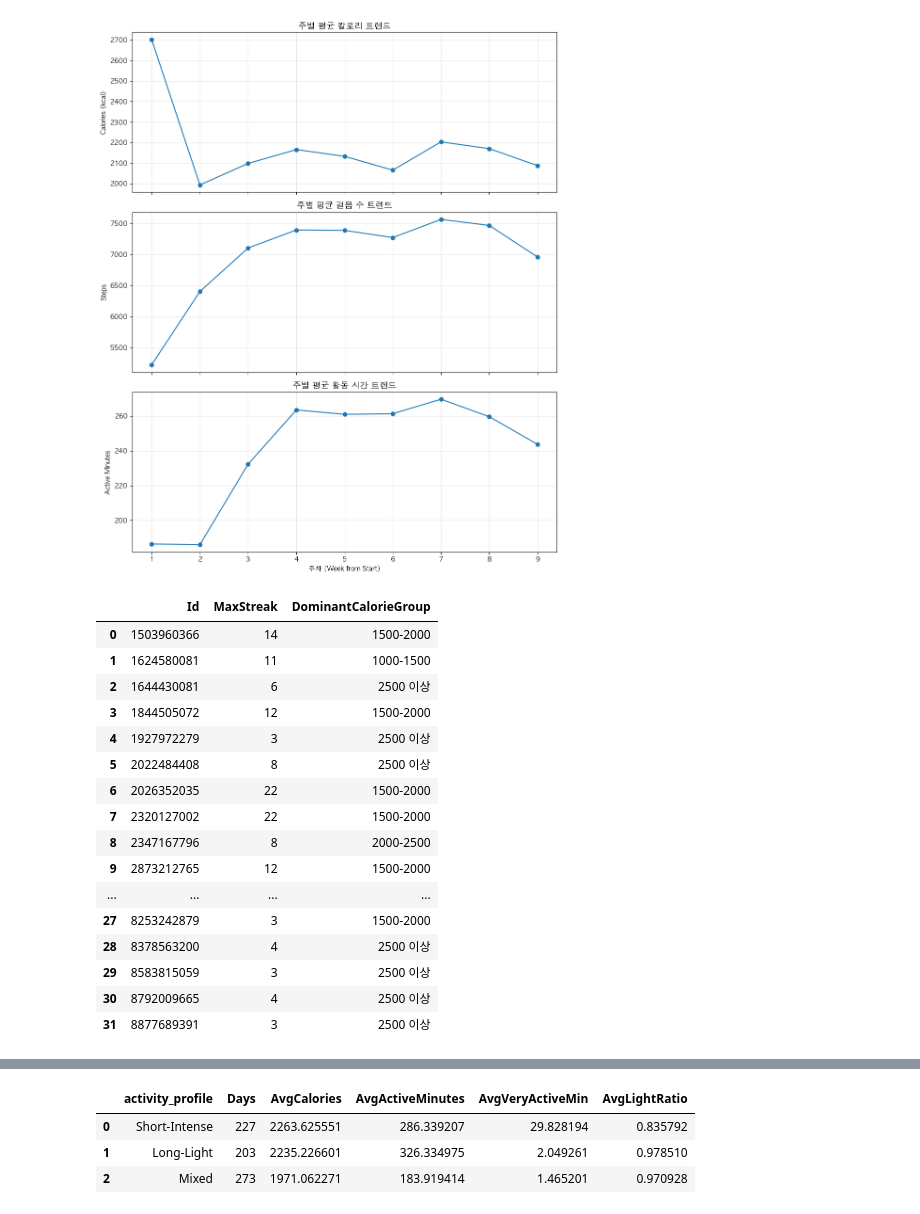
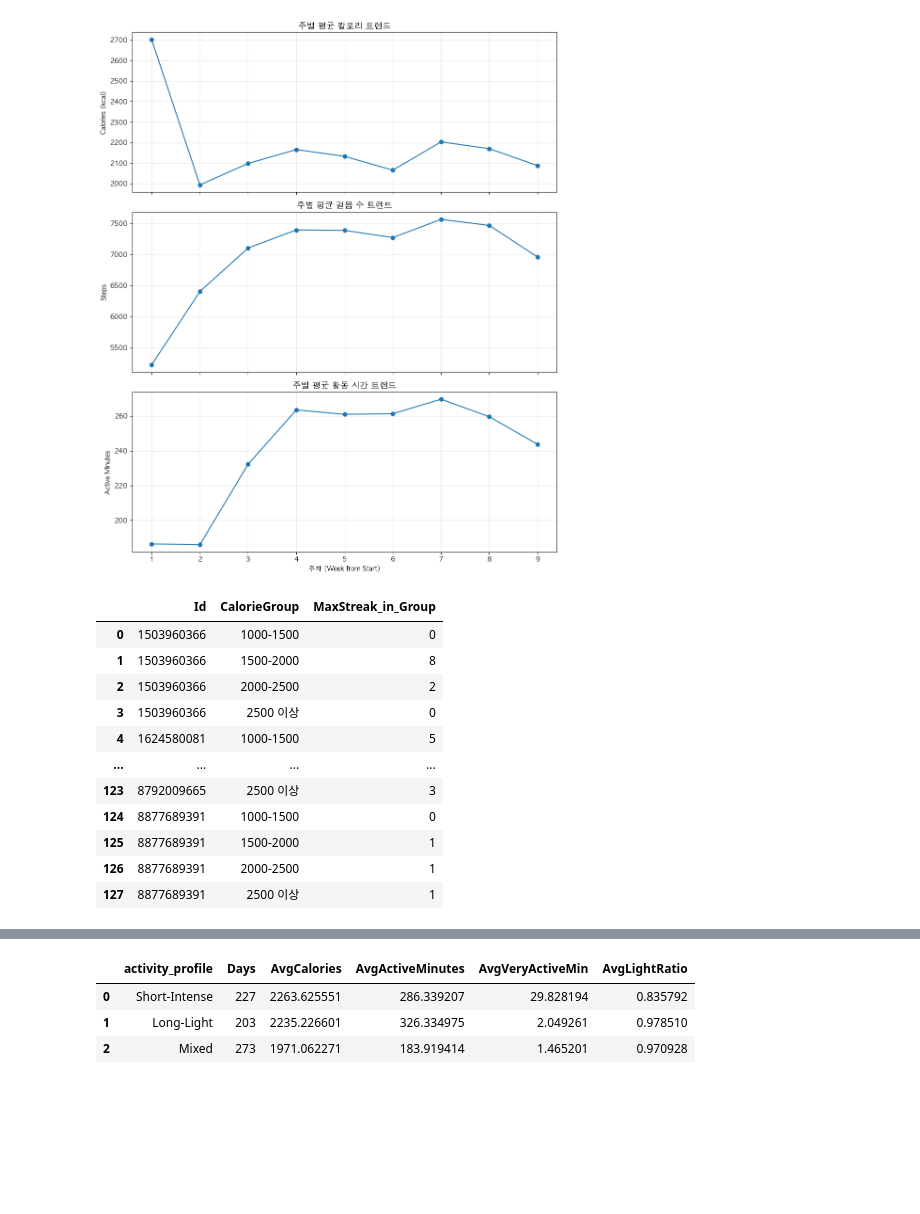
Before and after one commit to jeesy95-creator/sparta_15, a Jupyter notebook: notebooks/Soyun.ipynb, the cells around one changed output, grey strips where cells are left out. Drawn from its saved outputs; the diff is of its cells as text; code cells hidden in the pictures; blank space fills up the shorter version.

```diff
--- a/notebooks/Soyun.ipynb
+++ b/notebooks/Soyun.ipynb
@@ -82,4 +82,4 @@ distance_columns = [col for col in act.columns if 'Distance' in col]
 for col in distance_columns:
     act_filtered[col] = act_filtered[col].round(3)
 
-act_filtered.shape
+act_filtered1 = act_filtered.copy()
@@ -101,11 +99,11 @@ Index(['Id', 'ActivityDate', 'TotalSteps', 'TotalDistance', 'TrackerDistance',
 # 2-2. Calorie 그룹 추가
 bins = [1000, 1500, 2000, 2500, float('inf')]
 labels = ['1000-1500', '1500-2000', '2000-2500', '2500 이상']
-act['CalorieGroup'] = pd.cut(act['Calories'], bins=bins, labels=labels, right=False)
+act_filtered1['CalorieGroup'] = pd.cut(act_filtered1['Calories'], bins=bins, labels=labels, right=False)
 
 print("✓ CalorieGroup 컬럼 추가 완료")
 print(f"\n칼로리 그룹별 데이터 개수:")
-print(act_filtered['CalorieGroup'].value_counts().sort_index())
+print(act_filtered1['CalorieGroup'].value_counts().sort_index())
 # %% [output]
 ✓ CalorieGroup 컬럼 추가 완료
 
@@ -118,7 +116,7 @@ CalorieGroup
 Name: count, dtype: int64
 # %%
 # act를 actcp로 복사
-actcp = act_filtered.copy()
+actcp = act_filtered1.copy()
 print(f"✓ actcp 생성 완료 (행 개수: {len(actcp)})")
 # %% [output]
 ✓ actcp 생성 완료 (행 개수: 1173)
@@ -1304,49 +1302,51 @@ def calculate_streak(user_dates):
 
     return max_streak
 # %%
-# streak 결과를 DataFrame으로
-user_streaks = actcp_d_clean.groupby('Id')['ActivityDate'].apply(calculate_streak)
+import pandas as pd
 
-streak_df = user_streaks.reset_index()
-streak_df.columns = ['Id', 'MaxStreak']
+# 0) 전처리: 날짜 정리 + 정렬 + (같은 날 중복 있으면 1개로)
+tmp = actcp_d_clean.copy()
+tmp["ActivityDate"] = pd.to_datetime(tmp["ActivityDate"], errors="coerce").dt.normalize()
+tmp = tmp.dropna(subset=["ActivityDate", "CalorieGroup"])
 
-# 칼로리 그룹 순서(낮→높)
-order = ['1000-1500', '1500-2000', '2000-2500', '2500 이상']
-actcp_d_clean['CalorieGroup'] = pd.Categorical(
-    actcp_d_clean['CalorieGroup'],
-    categories=order,
-    ordered=True
+# 같은 사람이 같은 날짜에 여러 행이 있을 수 있으면 제거(가장 첫 행 유지)
+tmp = tmp.sort_values(["Id", "ActivityDate"]).drop_duplicates(["Id", "ActivityDate"], keep="first")
+
+# 1) streak 계산을 위한 "끊김" 구간 만들기
+# - 날짜가 하루씩 이어지지 않거나
+# - CalorieGroup이 바뀌면
+# 새 streak 시작
+prev_date = tmp.groupby("Id")["ActivityDate"].shift(1)
+prev_group = tmp.groupby("Id")["CalorieGroup"].shift(1)
+
+is_new_block = (tmp["ActivityDate"] - prev_date).dt.days.ne(1) | tmp["CalorieGroup"].ne(prev_group)
+tmp["block"] = is_new_block.groupby(tmp["Id"]).cumsum()
+
+# 2) (Id, CalorieGroup, block) 별 길이 = 해당 그룹의 연속 길이
+run_lengths = (
+    tmp.groupby(["Id", "CalorieGroup", "block"])
+       .size()
+       .reset_index(name="run_len")
 )
 
-def dominant_group_tiebreak_high(s):
-    vc = s.value_counts()
-    top_n = vc.max()
-    tied = vc[vc == top_n].index
-    return max(tied)
-
-cal_group_df = (
-    actcp_d_clean.groupby('Id')['CalorieGroup']
-    .agg(dominant_group_tiebreak_high)
-    .reset_index(name='DominantCalorieGroup')
+# 3) (Id, CalorieGroup) 별 최대 연속 길이
+max_streak_by_group = (
+    run_lengths.groupby(["Id", "CalorieGroup"])["run_len"]
+              .max()
+              .reset_index(name="MaxStreak_in_Group")
 )
 
-streak_with_group = streak_df.merge(cal_group_df, on='Id', how='left')
-streak_with_group
+max_streak_by_group
 # %% [output]
-|  | Id | MaxStreak | DominantCalorieGroup |
-| 0 | 1503960366 | 14 | 1500-2000 |
-| 1 | 1624580081 | 11 | 1000-1500 |
-| 2 | 1644430081 | 6 | 2500 이상 |
-| 3 | 1844505072 | 12 | 1500-2000 |
-| 4 | 1927972279 | 3 | 2500 이상 |
-| 5 | 2022484408 | 8 | 2500 이상 |
-| 6 | 2026352035 | 22 | 1500-2000 |
-| 7 | 2320127002 | 22 | 1500-2000 |
-| 8 | 2347167796 | 8 | 2000-2500 |
-| 9 | 2873212765 | 12 | 1500-2000 |
+|  | Id | CalorieGroup | MaxStreak_in_Group |
+| 0 | 1503960366 | 1000-1500 | 0 |
+| 1 | 1503960366 | 1500-2000 | 8 |
+| 2 | 1503960366 | 2000-2500 | 2 |
+| 3 | 1503960366 | 2500 이상 | 0 |
+| 4 | 1624580081 | 1000-1500 | 5 |
 | ... | ... | ... | ... |
-| 27 | 8253242879 | 3 | 1500-2000 |
-| 28 | 8378563200 | 4 | 2500 이상 |
-| 29 | 8583815059 | 3 | 2500 이상 |
-| 30 | 8792009665 | 4 | 2500 이상 |
-| 31 | 8877689391 | 3 | 2500 이상 |
+| 123 | 8792009665 | 2500 이상 | 3 |
+| 124 | 8877689391 | 1000-1500 | 0 |
+| 125 | 8877689391 | 1500-2000 | 1 |
+| 126 | 8877689391 | 2000-2500 | 1 |
+| 127 | 8877689391 | 2500 이상 | 1 |
```
Also changed, not shown: parts of 7 cells of this notebook.
